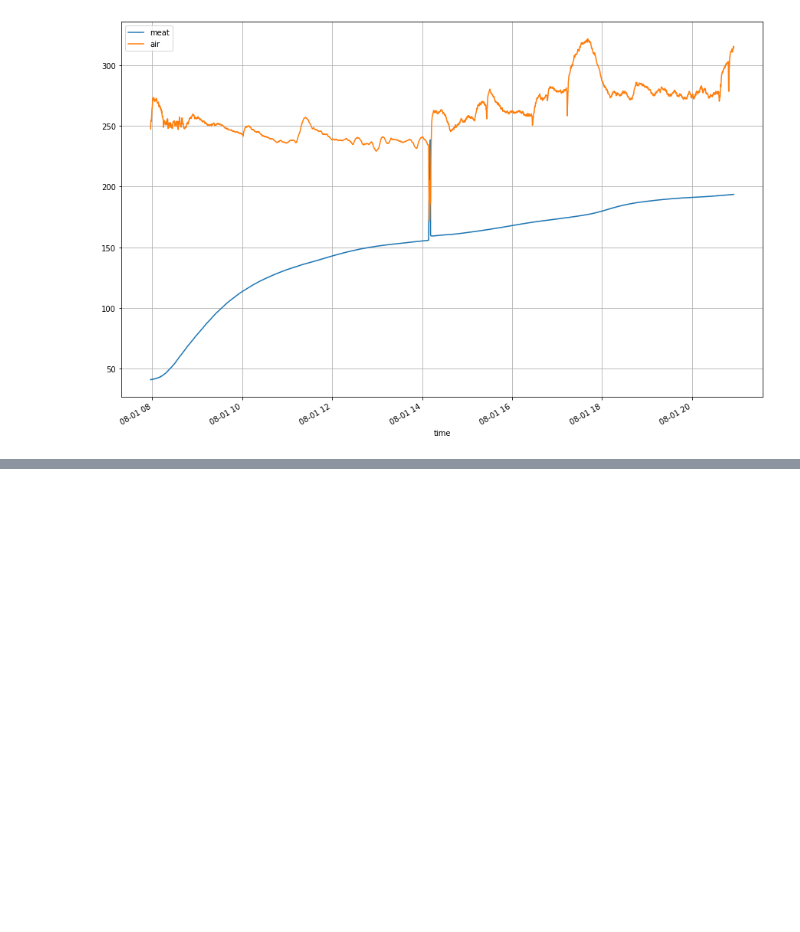
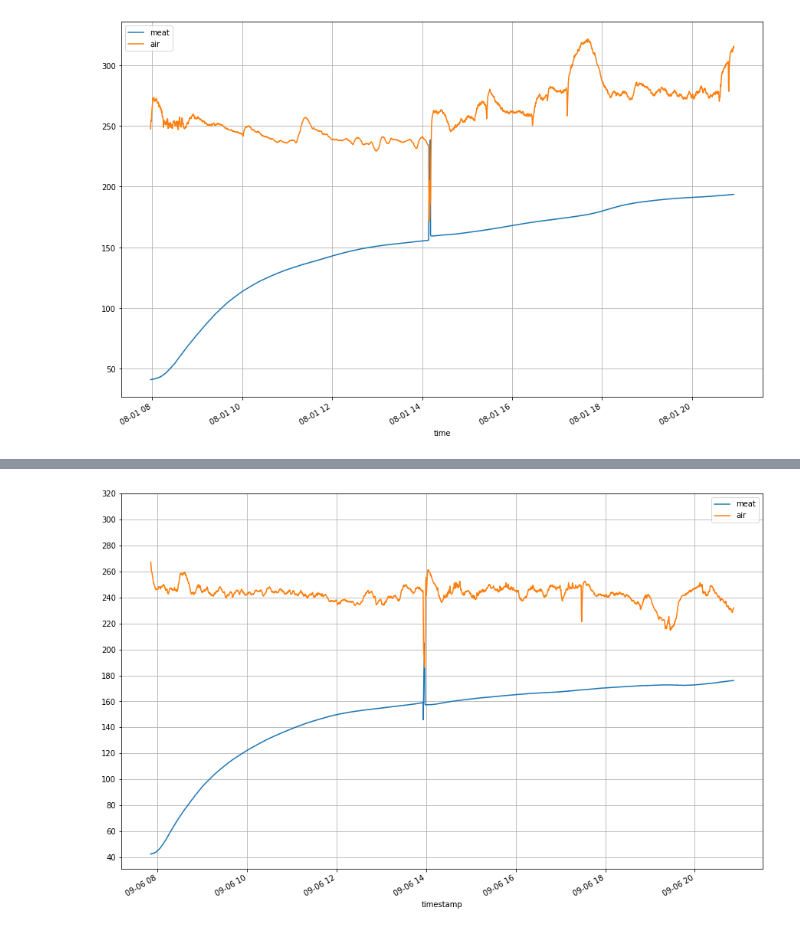
Before and after one commit to sbeckert1/smoker, a Jupyter notebook: data/Untitled.ipynb, the cells around one changed output, grey strips where cells are left out. Saved outputs shown, nothing was run; the diff lists cells and outputs as text; code cells hidden in the pictures; blank space fills up the shorter version.

```diff
--- a/data/Untitled.ipynb
+++ b/data/Untitled.ipynb
@@ -70,0 +72,3 @@ plotJSON('./brisket_14lb.txt')
+# %%
+plotJSON('./boston_7_5lb.txt')
+# %% [output]
@@ -70,0 +78 @@ plotJSON('./brisket_14lb.txt')
+[figure, added]
```
Also changed, not shown: parts of 20 cells of this notebook, 16 other files.
